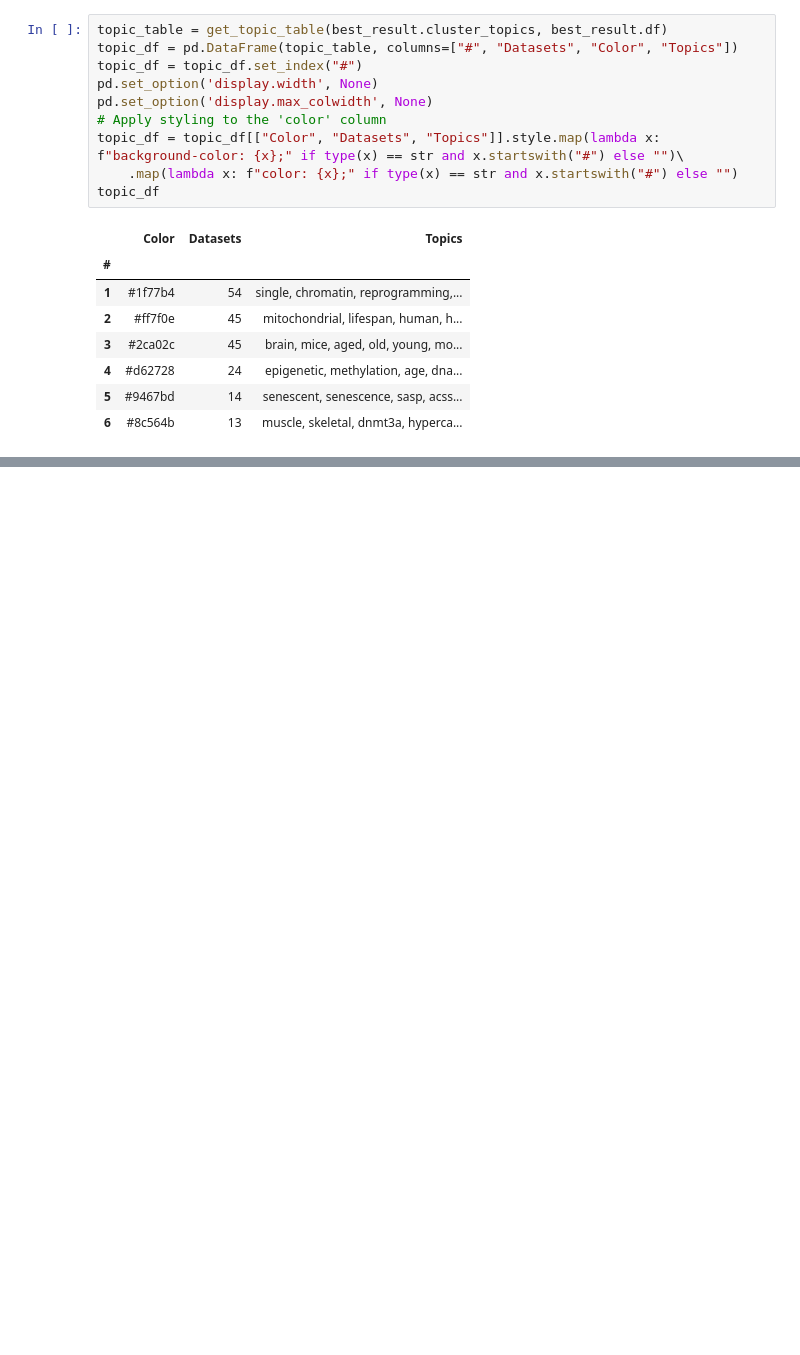
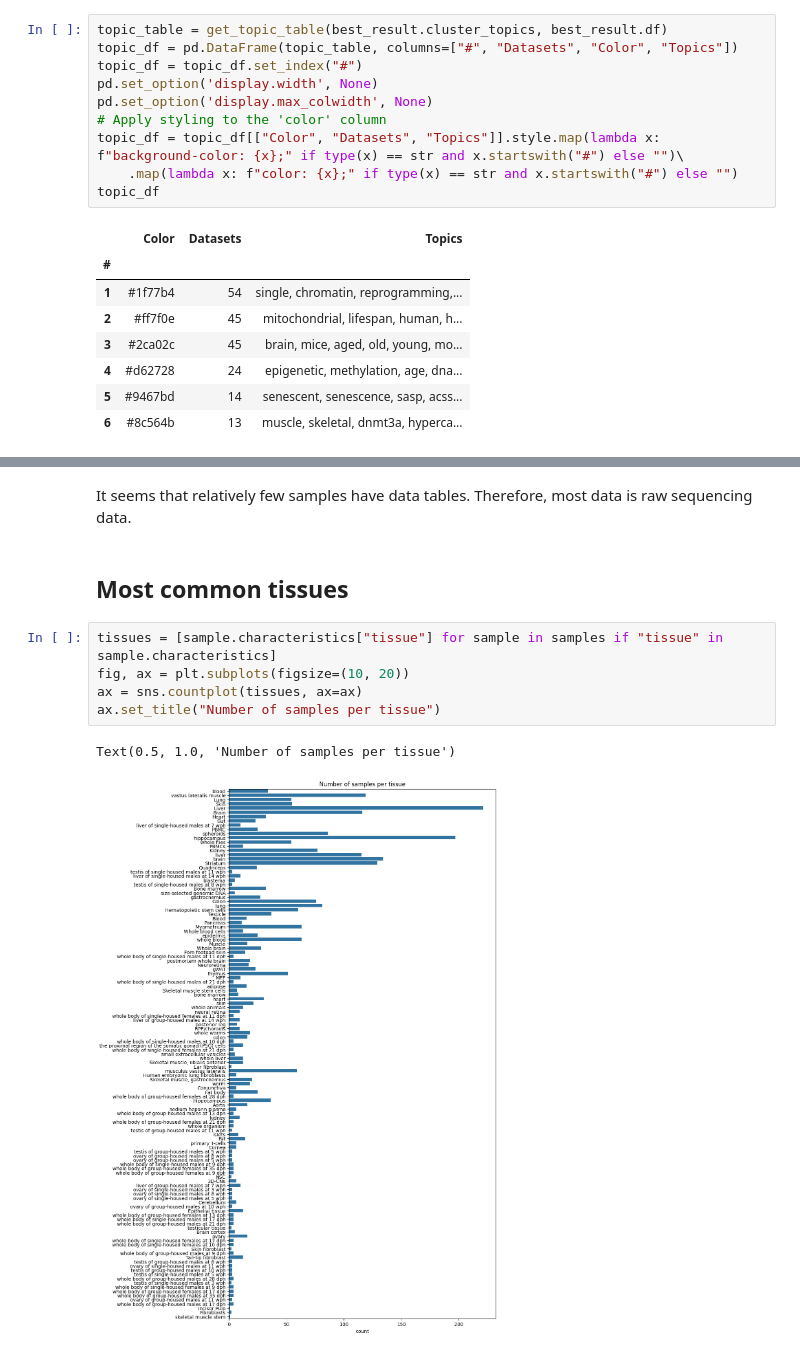
Before and after one commit to olegs/pubmed-paper-exploration, a Jupyter notebook: hallmarks_of_aging_related_dataset_analysis.ipynb, the cells around one changed output, grey strips where cells are left out. Cells and saved outputs as stored; diff of their text form; blank space fills up the shorter version.

```diff
--- a/hallmarks_of_aging_related_dataset_analysis.ipynb
+++ b/hallmarks_of_aging_related_dataset_analysis.ipynb
@@ -158,0 +219,12 @@ topic_df
+# %% [markdown]
+It seems that relatively few samples have data tables. Therefore, most data is raw sequencing data.
+# %% [markdown]
+## Most common tissues
+# %%
+tissues = [sample.characteristics["tissue"] for sample in samples if "tissue" in sample.characteristics]
+fig, ax = plt.subplots(figsize=(10, 20))
+ax = sns.countplot(tissues, ax=ax)
+ax.set_title("Number of samples per tissue")
+# %% [output]
+Text(0.5, 1.0, 'Number of samples per tissue')
+[figure, added]
```
Also changed, not shown: parts of 33 cells of this notebook.
